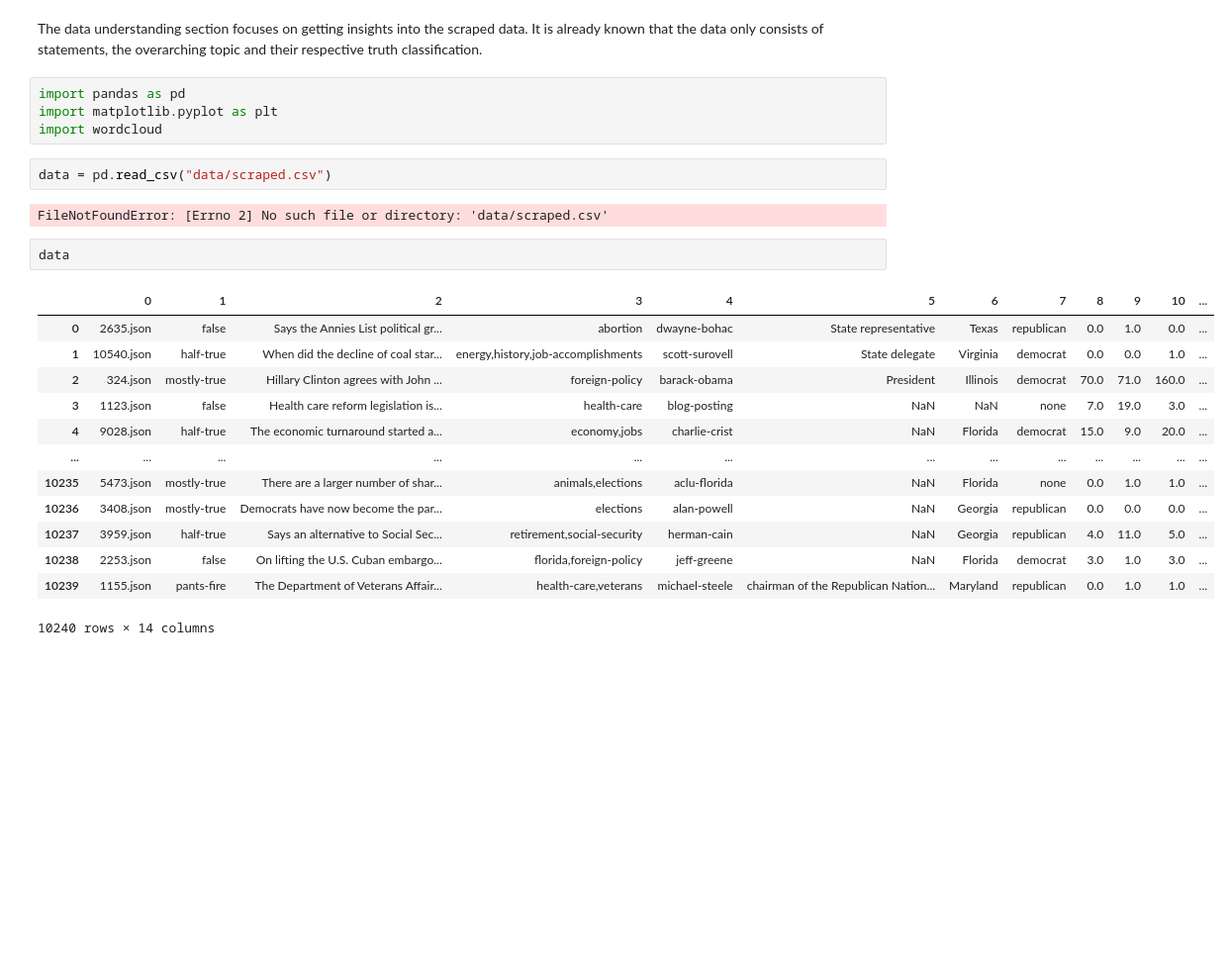
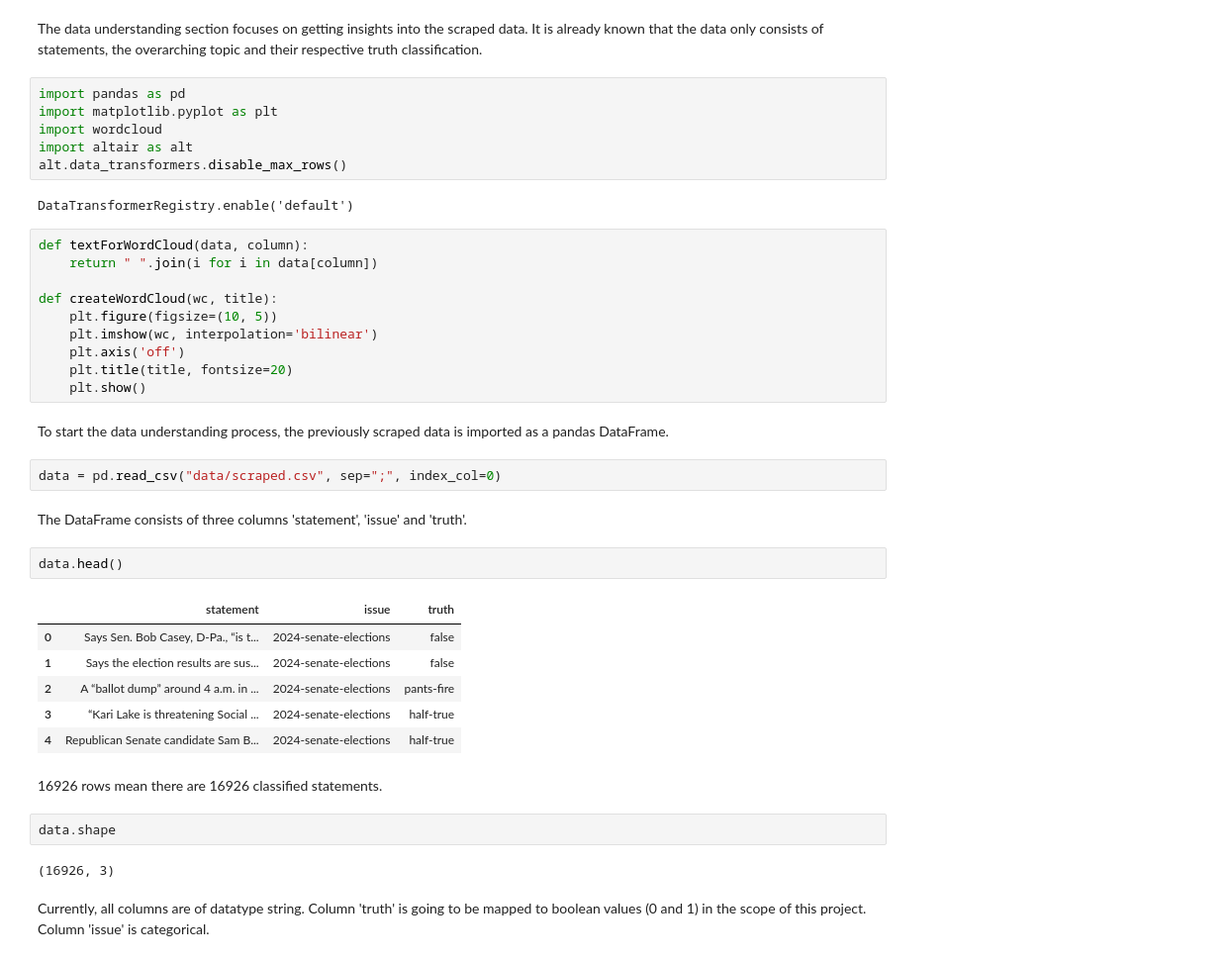
Before and after one commit to felixdaubner/fake-news-detection, a Jupyter notebook: 03_data-understanding.ipynb, the cells around one changed output. Shown at 99% size. Drawn from its saved outputs; the diff is of its cells as text; blank space fills up the shorter version.

```diff
--- a/03_data-understanding.ipynb
+++ b/03_data-understanding.ipynb
@@ -12,23 +12,40 @@ The data understanding section focuses on getting insights into the scraped data
 import pandas as pd
 import matplotlib.pyplot as plt
 import wordcloud
+import altair as alt
+alt.data_transformers.disable_max_rows()
+# %% [output]
+DataTransformerRegistry.enable('default')
+# %%
+def textForWordCloud(data, column):
+    return " ".join(i for i in data[column])
+
+def createWordCloud(wc, title):
+    plt.figure(figsize=(10, 5))
+    plt.imshow(wc, interpolation='bilinear')
+    plt.axis('off')
+    plt.title(title, fontsize=20)
+    plt.show()
+# %% [markdown]
+To start the data understanding process, the previously scraped data is imported as a pandas DataFrame.
 # %%
-data = pd.read_csv("data/scraped.csv")
+data = pd.read_csv("data/scraped.csv", sep=";", index_col=0)
-# %% [output]
-FileNotFoundError: [Errno 2] No such file or directory: 'data/scraped.csv'
+# %% [markdown]
+The DataFrame consists of three columns 'statement', 'issue' and 'truth'.
 # %%
-data
+data.head()
 # %% [output]
-|  | 0 | 1 | 2 | 3 | 4 | 5 | 6 | 7 | 8 | 9 | 10 | ... |
-| 0 | 2635.json | false | Says the Annies List political gr... | abortion | dwayne-bohac | State representative | Texas | republican | 0.0 | 1.0 | 0.0 | ... |
-| 1 | 10540.json | half-true | When did the decline of coal star... | energy,history,job-accomplishments | scott-surovell | State delegate | Virginia | democrat | 0.0 | 0.0 | 1.0 | ... |
-| 2 | 324.json | mostly-true | Hillary Clinton agrees with John ... | foreign-policy | barack-obama | President | Illinois | democrat | 70.0 | 71.0 | 160.0 | ... |
-| 3 | 1123.json | false | Health care reform legislation is... | health-care | blog-posting | NaN | NaN | none | 7.0 | 19.0 | 3.0 | ... |
-| 4 | 9028.json | half-true | The economic turnaround started a... | economy,jobs | charlie-crist | NaN | Florida | democrat | 15.0 | 9.0 | 20.0 | ... |
-| ... | ... | ... | ... | ... | ... | ... | ... | ... | ... | ... | ... | ... |
-| 10235 | 5473.json | mostly-true | There are a larger number of shar... | animals,elections | aclu-florida | NaN | Florida | none | 0.0 | 1.0 | 1.0 | ... |
-| 10236 | 3408.json | mostly-true | Democrats have now become the par... | elections | alan-powell | NaN | Georgia | republican | 0.0 | 0.0 | 0.0 | ... |
-| 10237 | 3959.json | half-true | Says an alternative to Social Sec... | retirement,social-security | herman-cain | NaN | Georgia | republican | 4.0 | 11.0 | 5.0 | ... |
-| 10238 | 2253.json | false | On lifting the U.S. Cuban embargo... | florida,foreign-policy | jeff-greene | NaN | Florida | democrat | 3.0 | 1.0 | 3.0 | ... |
-| 10239 | 1155.json | pants-fire | The Department of Veterans Affair... | health-care,veterans | michael-steele | chairman of the Republican Nation... | Maryland | republican | 0.0 | 1.0 | 1.0 | ... |
+|  | statement | issue | truth |
+| 0 | Says Sen. Bob Casey, D-Pa., “is t... | 2024-senate-elections | false |
+| 1 | Says the election results are sus... | 2024-senate-elections | false |
+| 2 | A “ballot dump” around 4 a.m. in ... | 2024-senate-elections | pants-fire |
+| 3 | “Kari Lake is threatening Social ... | 2024-senate-elections | half-true |
+| 4 | Republican Senate candidate Sam B... | 2024-senate-elections | half-true |
-10240 rows × 14 columns
+# %% [markdown]
+16926 rows mean there are 16926 classified statements.
+# %%
+data.shape
+# %% [output]
+(16926, 3)
+# %% [markdown]
+Currently, all columns are of datatype string. Column 'truth' is going to be mapped to boolean values (0 and 1) in the scope of this project. Column 'issue' is categorical.
```
Also changed, not shown: parts of 19 cells of this notebook.
